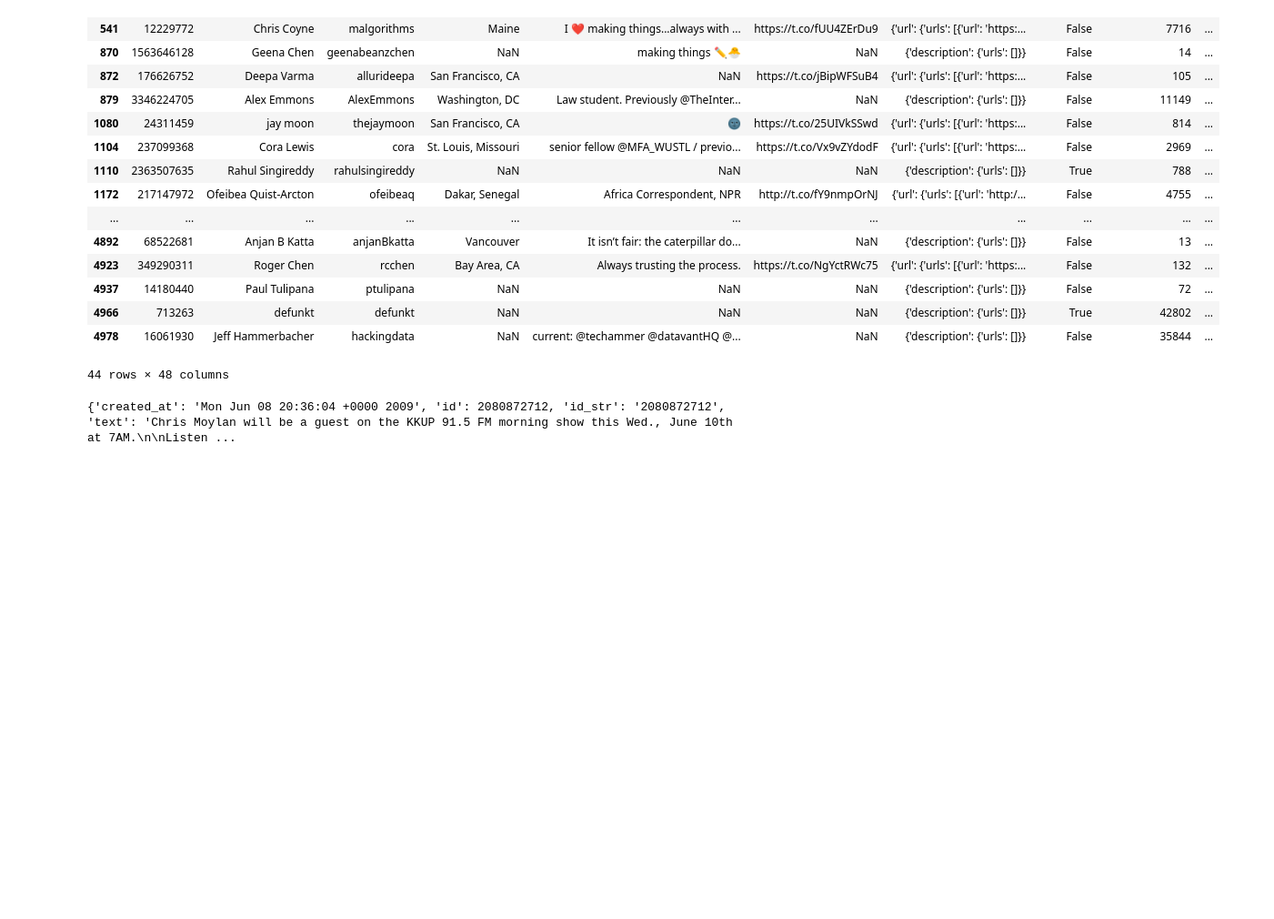
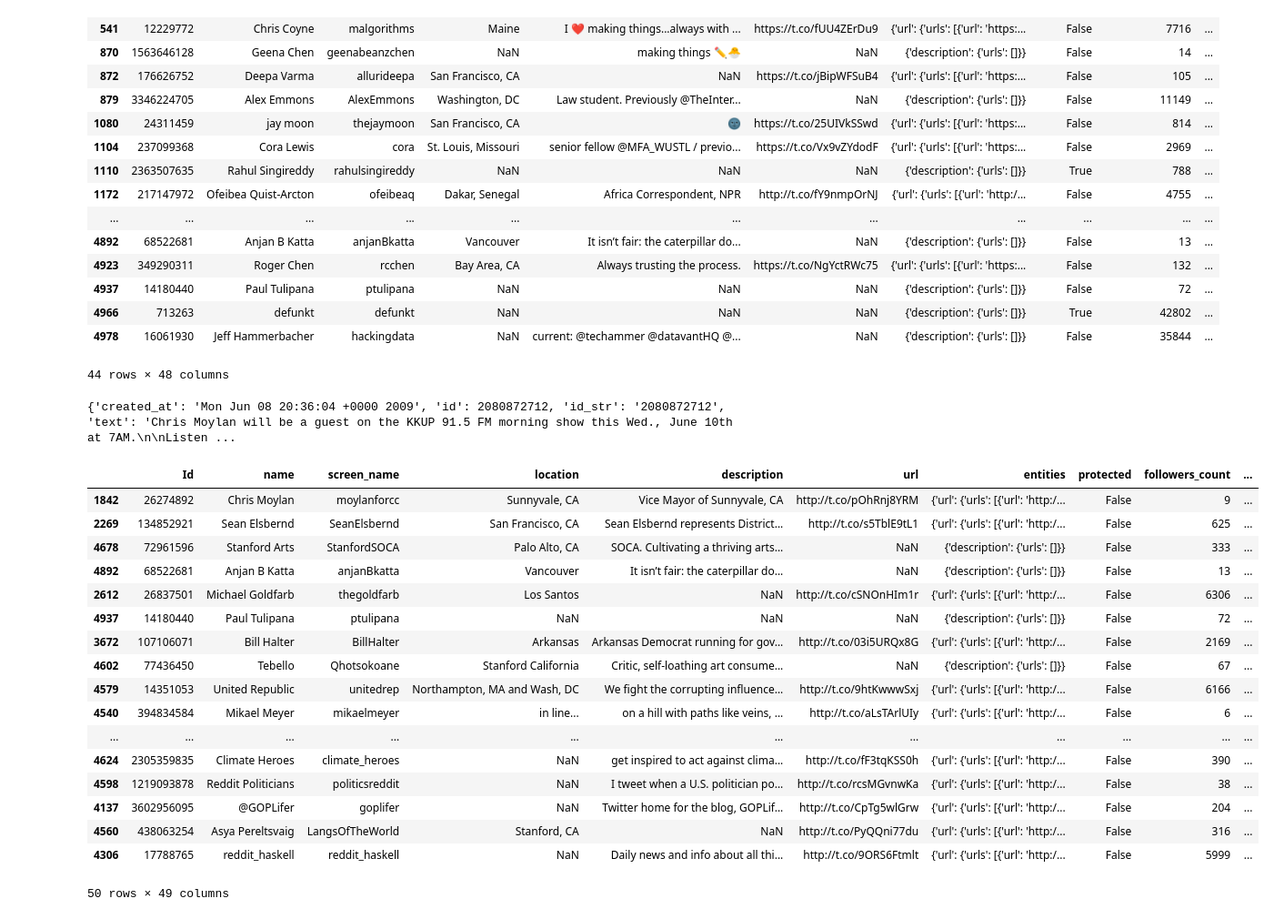
Before and after one commit to nadesai/twitter-graph, a Jupyter notebook: notebooks/nodes_exploration.ipynb, the cells around one changed output. Shown at 91% size. Saved outputs shown, nothing was run; the diff lists cells and outputs as text; code cells hidden in the pictures; blank space fills up the shorter version.

Commit message:
figure out how to get last tweet time and analyze

```diff
--- a/notebooks/nodes_exploration.ipynb
+++ b/notebooks/nodes_exploration.ipynb
@@ -34,3 +33,37 @@ print(nodes.iloc[1842]["status"])
 # Can't parse this to JSON for some reason
 # %% [output]
 {'created_at': 'Mon Jun 08 20:36:04 +0000 2009', 'id': 2080872712, 'id_str': '2080872712', 'text': 'Chris Moylan will be a guest on the KKUP 91.5 FM morning show this Wed., June 10th at 7AM.\n\nListen ...
+# %%
+def parse_datetime(status):
+    try:
+        eval_result = ast.literal_eval(status)
+    except:
+        return None
+
+    if 'created_at' in eval_result:
+        return parser.parse(eval_result['created_at'])
+    else:
+        return None
+
+nodes["last_tweet_time"] = nodes["status"].map(lambda s: parse_datetime(s))
+# %%
+nodes.sort_values(by='last_tweet_time').head(50)
+# %% [output]
+|  | Id | name | screen_name | location | description | url | entities | protected | followers_count | ... |
+| 1842 | 26274892 | Chris Moylan | moylanforcc | Sunnyvale, CA | Vice Mayor of Sunnyvale, CA | http://t.co/pOhRnj8YRM | {'url': {'urls': [{'url': 'http:/... | False | 9 | ... |
+| 2269 | 134852921 | Sean Elsbernd | SeanElsbernd | San Francisco, CA | Sean Elsbernd represents District... | http://t.co/s5TblE9tL1 | {'url': {'urls': [{'url': 'http:/... | False | 625 | ... |
+| 4678 | 72961596 | Stanford Arts | StanfordSOCA | Palo Alto, CA | SOCA. Cultivating a thriving arts... | NaN | {'description': {'urls': []}} | False | 333 | ... |
+| 4892 | 68522681 | Anjan B Katta | anjanBkatta | Vancouver | It isn’t fair: the caterpillar do... | NaN | {'description': {'urls': []}} | False | 13 | ... |
+| 2612 | 26837501 | Michael Goldfarb | thegoldfarb | Los Santos | NaN | http://t.co/cSNOnHIm1r | {'url': {'urls': [{'url': 'http:/... | False | 6306 | ... |
+| 4937 | 14180440 | Paul Tulipana | ptulipana | NaN | NaN | NaN | {'description': {'urls': []}} | False | 72 | ... |
+| 3672 | 107106071 | Bill Halter | BillHalter | Arkansas | Arkansas Democrat running for gov... | http://t.co/03i5URQx8G | {'url': {'urls': [{'url': 'http:/... | False | 2169 | ... |
+| 4602 | 77436450 | Tebello | Qhotsokoane | Stanford California | Critic, self-loathing art consume... | NaN | {'description': {'urls': []}} | False | 67 | ... |
+| 4579 | 14351053 | United Republic | unitedrep | Northampton, MA and Wash, DC | We fight the corrupting influence... | http://t.co/9htKwwwSxj | {'url': {'urls': [{'url': 'http:/... | False | 6166 | ... |
+| 4540 | 394834584 | Mikael Meyer | mikaelmeyer | in line... | on a hill with paths like veins, ... | http://t.co/aLsTArlUIy | {'url': {'urls': [{'url': 'http:/... | False | 6 | ... |
+| ... | ... | ... | ... | ... | ... | ... | ... | ... | ... | ... |
+| 4624 | 2305359835 | Climate Heroes | climate_heroes | NaN | get inspired to act against clima... | http://t.co/fF3tqKSS0h | {'url': {'urls': [{'url': 'http:/... | False | 390 | ... |
+| 4598 | 1219093878 | Reddit Politicians | politicsreddit | NaN | I tweet when a U.S. politician po... | http://t.co/rcsMGvnwKa | {'url': {'urls': [{'url': 'http:/... | False | 38 | ... |
+| 4137 | 3602956095 | @GOPLifer | goplifer | NaN | Twitter home for the blog, GOPLif... | http://t.co/CpTg5wlGrw | {'url': {'urls': [{'url': 'http:/... | False | 204 | ... |
+| 4560 | 438063254 | Asya Pereltsvaig | LangsOfTheWorld | Stanford, CA | NaN | http://t.co/PyQQni77du | {'url': {'urls': [{'url': 'http:/... | False | 316 | ... |
+| 4306 | 17788765 | reddit_haskell | reddit_haskell | NaN | Daily news and info about all thi... | http://t.co/9ORS6Ftmlt | {'url': {'urls': [{'url': 'http:/... | False | 5999 | ... |
+50 rows × 49 columns
```
Also changed, not shown: parts of 6 cells of this notebook.
